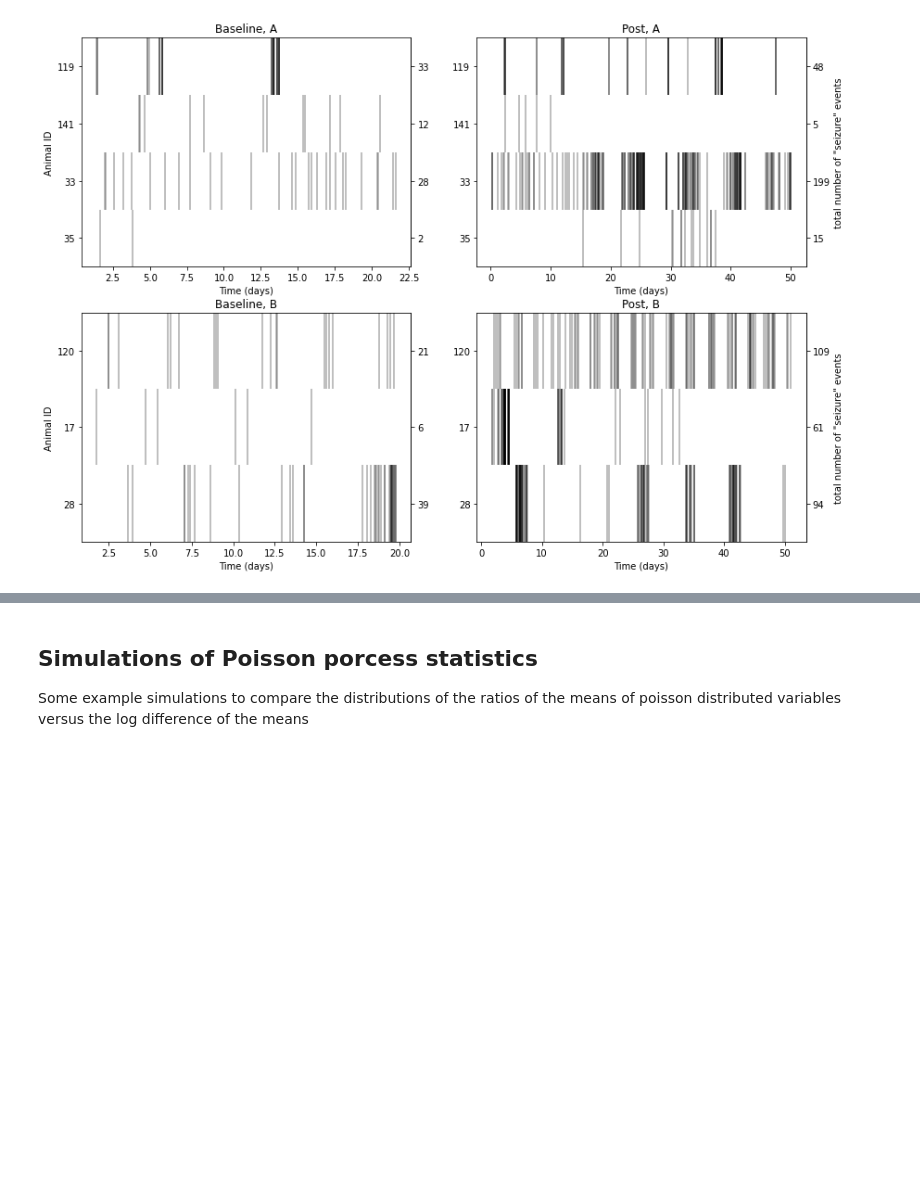
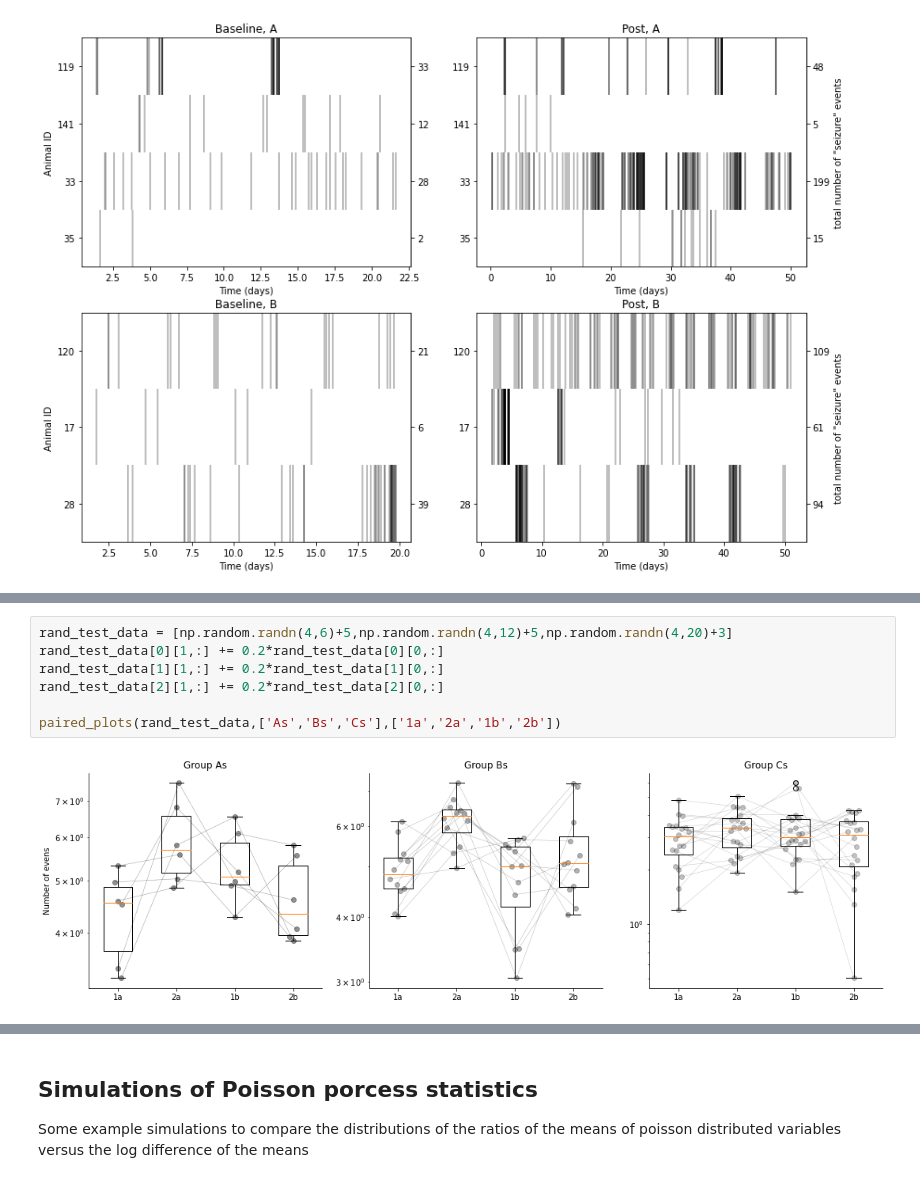
Before and after one commit to KullmannLab/pyecog2, a Jupyter notebook: Notebooks/Data Report.ipynb, the cells around one changed output, grey strips where cells are left out. Drawn from its saved outputs; the diff is of its cells as text; blank space fills up the shorter version.

```diff
--- a/Notebooks/Data Report.ipynb
+++ b/Notebooks/Data Report.ipynb
@@ -182,3 +229,12 @@ log_data = list(map(np.log10,data_for_stats_nevents))
+# %%
+rand_test_data = [np.random.randn(4,6)+5,np.random.randn(4,12)+5,np.random.randn(4,20)+3]
+rand_test_data[0][1,:] += 0.2*rand_test_data[0][0,:]
+rand_test_data[1][1,:] += 0.2*rand_test_data[1][0,:]
+rand_test_data[2][1,:] += 0.2*rand_test_data[2][0,:]
+
+paired_plots(rand_test_data,['As','Bs','Cs'],['1a','2a','1b','2b'])
+# %% [output]
+[figure, added]
 # %%
 data_for_stats_nevents
 # %% [output]
```
Also changed, not shown: parts of 18 cells of this notebook, 2 other files.
